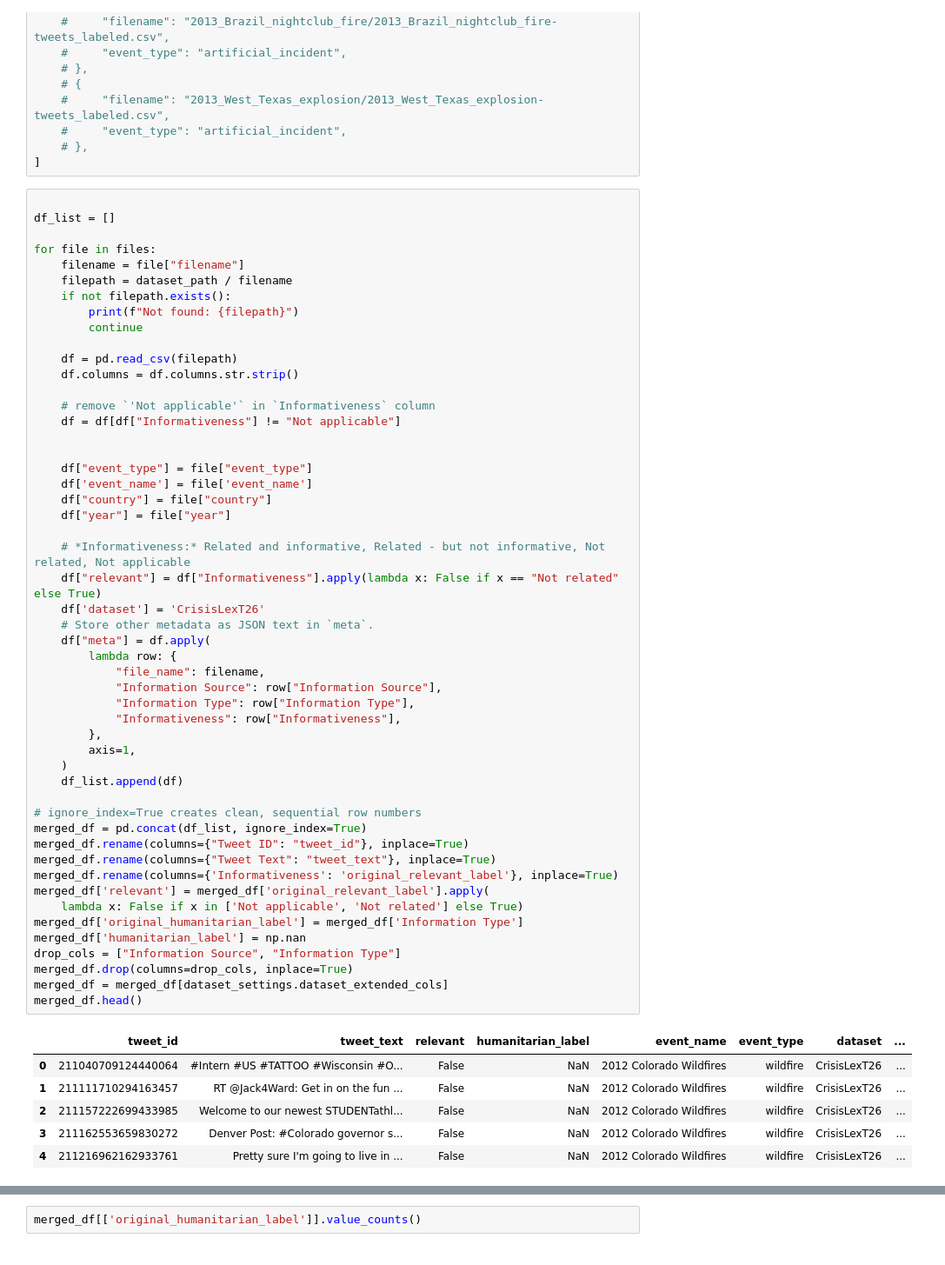
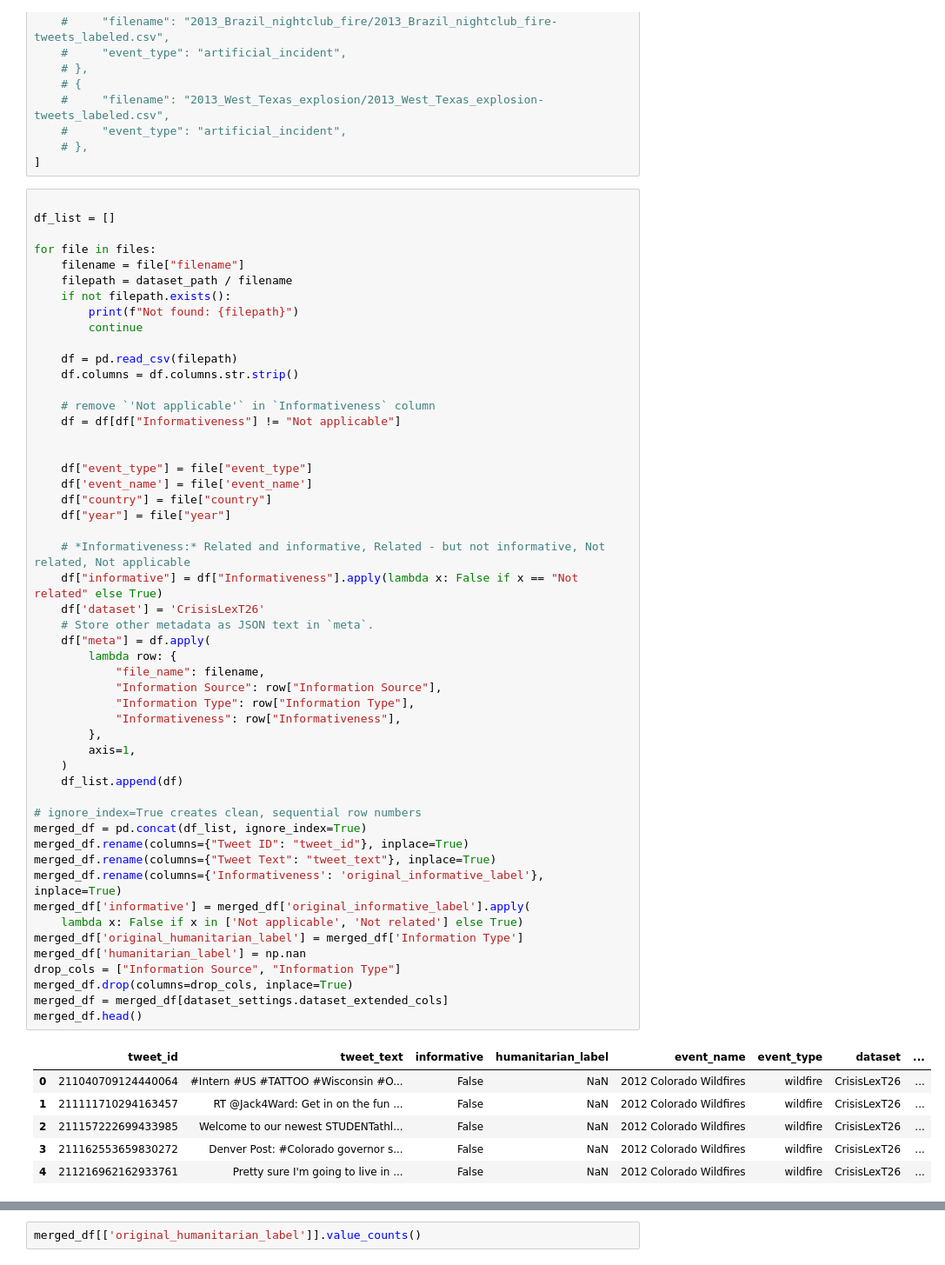
Before and after one commit to dhnhut/disaster-tweets, a Jupyter notebook: notebooks/0_dataset_CrisisLexT26.ipynb, the cells around one changed output, grey strips where cells are left out. Shown at 87% size. Saved outputs shown, nothing was run; the diff lists cells and outputs as text.

```diff
--- a/notebooks/0_dataset_CrisisLexT26.ipynb
+++ b/notebooks/0_dataset_CrisisLexT26.ipynb
@@ -324,37 +324,37 @@ for file in files:
     df['event_name'] = file['event_name']
     df["country"] = file["country"]
     df["year"] = file["year"]
 
     # *Informativeness:* Related and informative, Related - but not informative, Not related, Not applicable
-    df["relevant"] = df["Informativeness"].apply(lambda x: False if x == "Not related" else True)
+    df["informative"] = df["Informativeness"].apply(lambda x: False if x == "Not related" else True)
     df['dataset'] = 'CrisisLexT26'
     # Store other metadata as JSON text in `meta`.
     df["meta"] = df.apply(
         lambda row: {
             "file_name": filename,
             "Information Source": row["Information Source"],
             "Information Type": row["Information Type"],
             "Informativeness": row["Informativeness"],
         },
         axis=1,
     )
     df_list.append(df)
 
 # ignore_index=True creates clean, sequential row numbers
 merged_df = pd.concat(df_list, ignore_index=True)
 merged_df.rename(columns={"Tweet ID": "tweet_id"}, inplace=True)
 merged_df.rename(columns={"Tweet Text": "tweet_text"}, inplace=True)
-merged_df.rename(columns={'Informativeness': 'original_relevant_label'}, inplace=True)
-merged_df['relevant'] = merged_df['original_relevant_label'].apply(
+merged_df.rename(columns={'Informativeness': 'original_informative_label'}, inplace=True)
+merged_df['informative'] = merged_df['original_informative_label'].apply(
     lambda x: False if x in ['Not applicable', 'Not related'] else True)
 merged_df['original_humanitarian_label'] = merged_df['Information Type']
 merged_df['humanitarian_label'] = np.nan
 drop_cols = ["Information Source", "Information Type"]
 merged_df.drop(columns=drop_cols, inplace=True)
 merged_df = merged_df[dataset_settings.dataset_extended_cols]
 merged_df.head()
 # %% [output]
-|  | tweet_id | tweet_text | relevant | humanitarian_label | event_name | event_type | dataset | ... |
+|  | tweet_id | tweet_text | informative | humanitarian_label | event_name | event_type | dataset | ... |
 | 0 | 211040709124440064 | #Intern #US #TATTOO #Wisconsin #O... | False | NaN | 2012 Colorado Wildfires | wildfire | CrisisLexT26 | ... |
 | 1 | 211111710294163457 | RT @Jack4Ward: Get in on the fun ... | False | NaN | 2012 Colorado Wildfires | wildfire | CrisisLexT26 | ... |
 | 2 | 211157222699433985 | Welcome to our newest STUDENTathl... | False | NaN | 2012 Colorado Wildfires | wildfire | CrisisLexT26 | ... |
```
Also changed, not shown: parts of 7 cells of this notebook, 15 other files.
